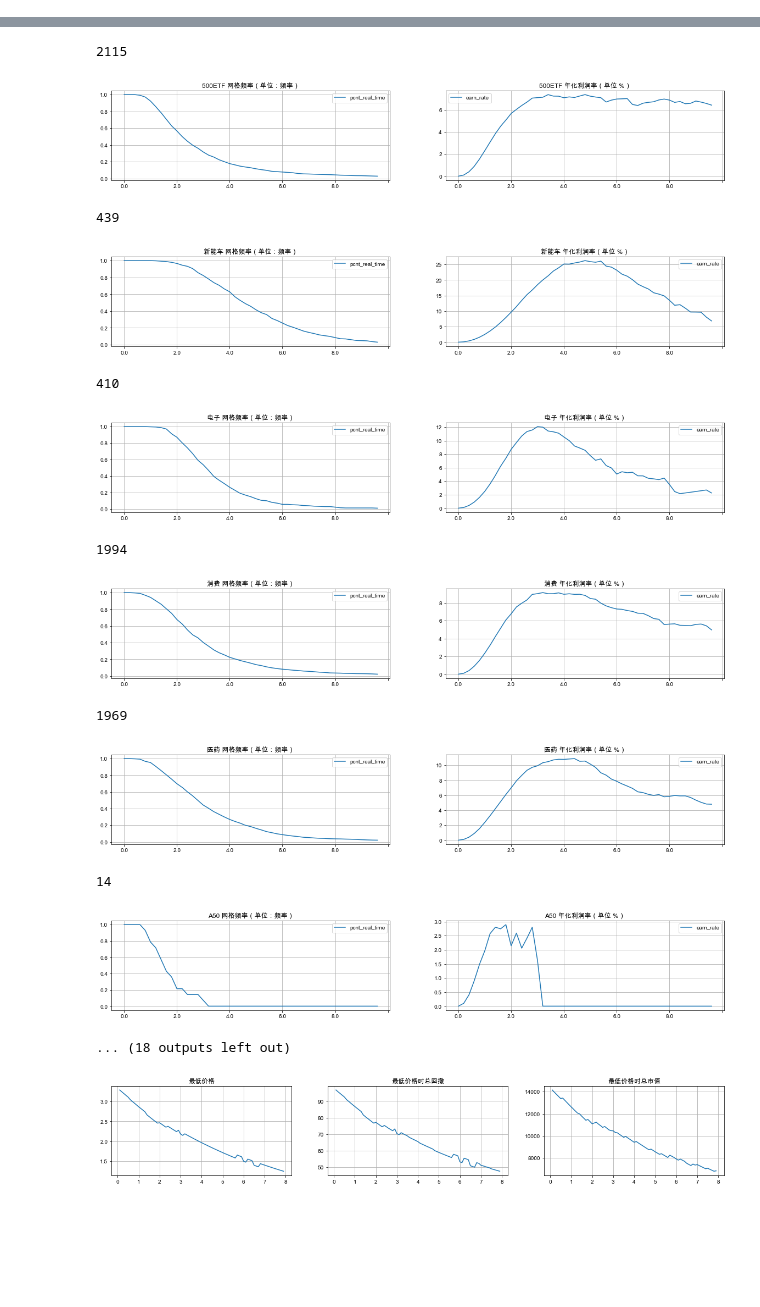
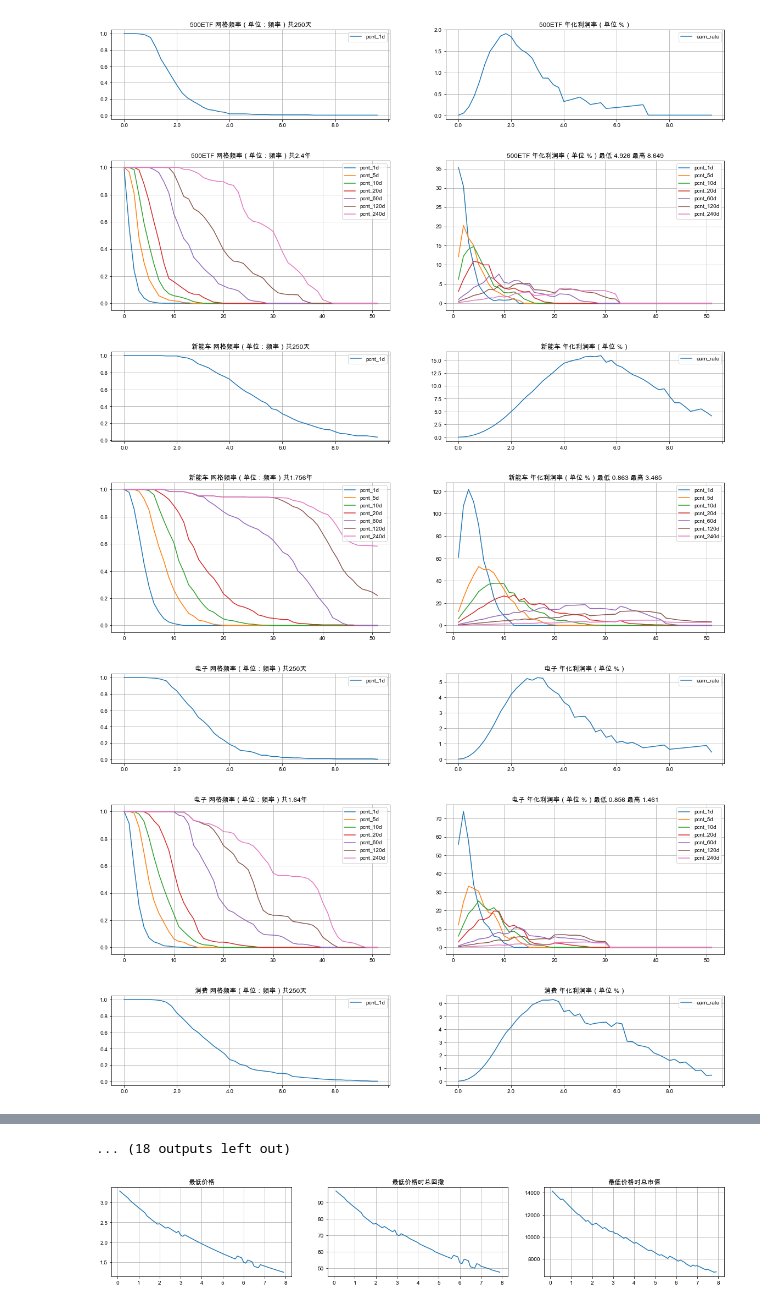
Before and after one commit to codemilestones/etf-quant, a Jupyter notebook: data/etf_basic.ipynb, the cells around one changed output, grey strips where cells are left out. Drawn from its saved outputs; the diff is of its cells as text; code cells hidden in the pictures; blank space fills up the shorter version.

```diff
--- a/data/etf_basic.ipynb
+++ b/data/etf_basic.ipynb
@@ -90,8 +124,16 @@ print("调用全部运行，开始更新所有数据... ...")
 # %%
 #等市值网格收益计算
 
 stock = pd.read_csv('./stock.csv')
-days = 10000
+days = 250
 for row in stock.itertuples():
     compute_net_basic('./' + row[2] + '.csv', row[3], days)
+    compute_net_basic_long('./' + row[2] + '.csv', row[3], 600)
 # %% [output]
+[figure, new version]
+[figure, new version]
+[figure, new version]
+[figure, new version]
+[figure, new version]
+[figure, new version]
+[figure, added]
@@ -98,16 +145,4 @@ for row in stock.itertuples():
-2115
+... (18 outputs left out)
-[figure, old version]
-439
-[figure, old version]
-410
-[figure, old version]
-1994
-[figure, old version]
-1969
-[figure, old version]
-14
-[figure, old version]
-... (18 outputs left out)
 # %%
 compute_constant_net_risk(10000, 5000, 3.338, buy_money=500)
 # %% [output]
```
Also changed, not shown: parts of 3 cells of this notebook, 17 other files.
